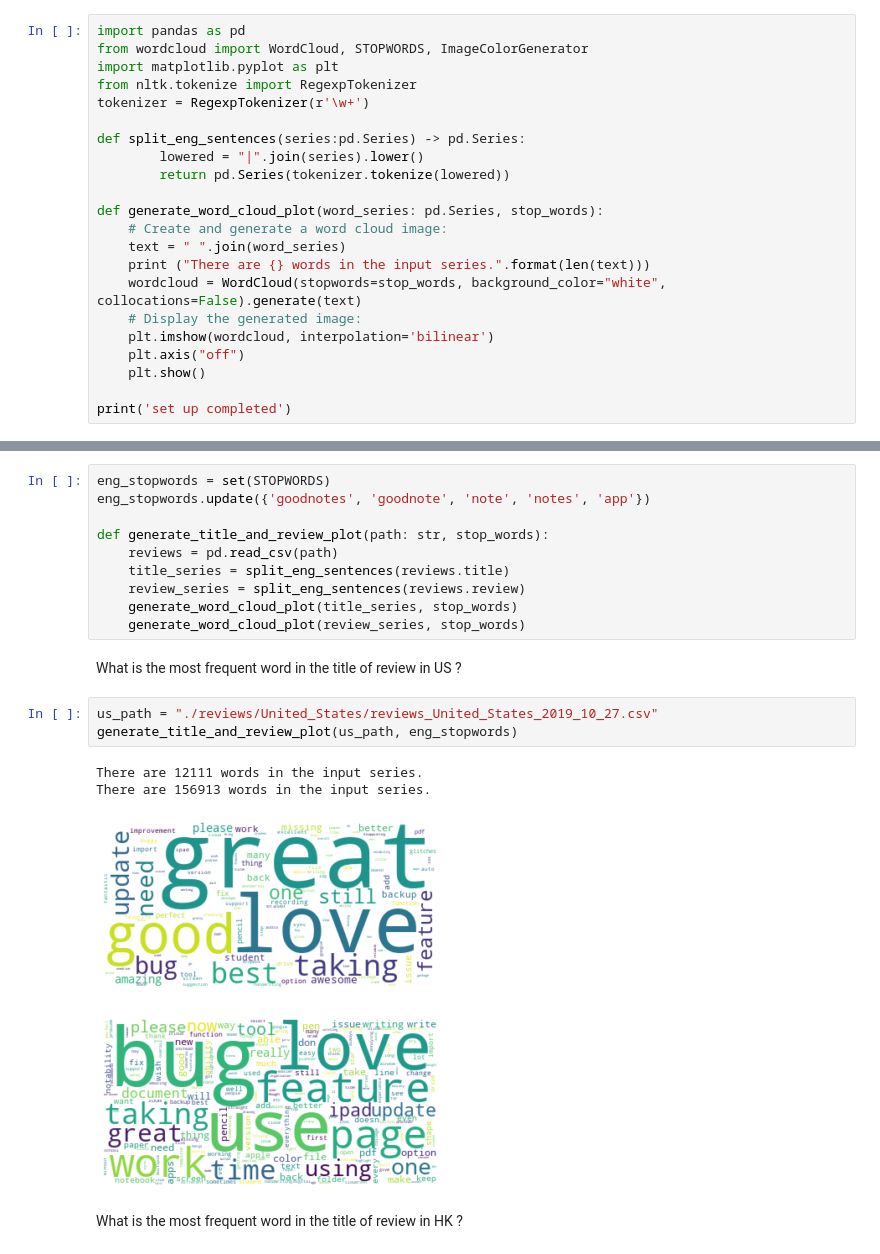
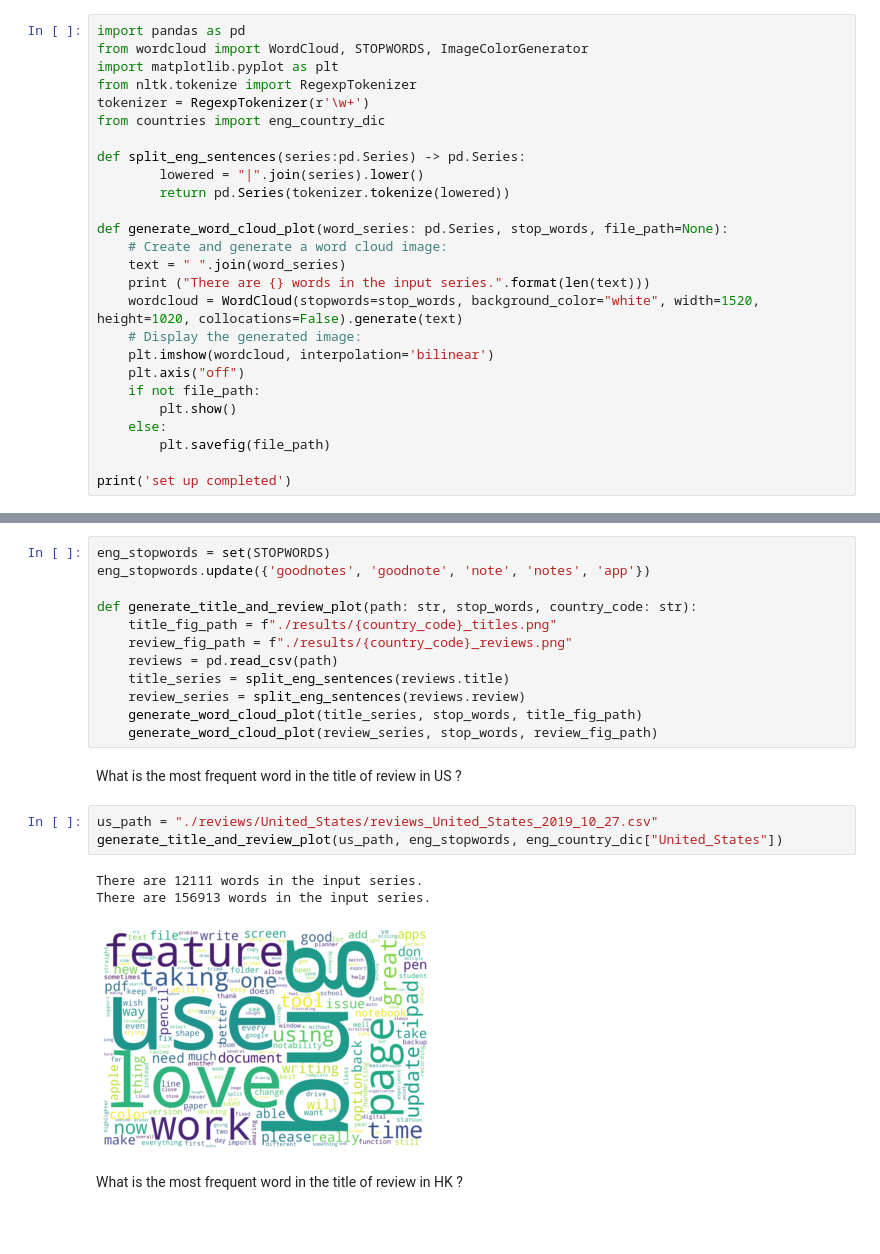
Before and after one commit to Ykid/presentation, a Jupyter notebook: analyse_en_review.ipynb, the cells around one changed output, grey strips where cells are left out. Saved outputs shown, nothing was run; the diff lists cells and outputs as text; blank space fills up the shorter version.

```diff
--- a/analyse_en_review.ipynb
+++ b/analyse_en_review.ipynb
@@ -4,20 +4,24 @@ from wordcloud import WordCloud, STOPWORDS, ImageColorGenerator
 import matplotlib.pyplot as plt
 from nltk.tokenize import RegexpTokenizer
 tokenizer = RegexpTokenizer(r'\w+')
+from countries import eng_country_dic
 
 def split_eng_sentences(series:pd.Series) -> pd.Series:
         lowered = "|".join(series).lower()
         return pd.Series(tokenizer.tokenize(lowered))
 
-def generate_word_cloud_plot(word_series: pd.Series, stop_words):
+def generate_word_cloud_plot(word_series: pd.Series, stop_words, file_path=None):
     # Create and generate a word cloud image:
     text = " ".join(word_series)
     print ("There are {} words in the input series.".format(len(text)))
-    wordcloud = WordCloud(stopwords=stop_words, background_color="white", collocations=False).generate(text)
+    wordcloud = WordCloud(stopwords=stop_words, background_color="white", width=1520, height=1020, collocations=False).generate(text)
     # Display the generated image:
     plt.imshow(wordcloud, interpolation='bilinear')
     plt.axis("off")
-    plt.show()
+    if not file_path:
+        plt.show()
+    else:
+        plt.savefig(file_path)
 
 print('set up completed')
 # %% [output]
@@ -28,22 +32,23 @@ set up stopwords, these are the words to be ignored
 eng_stopwords = set(STOPWORDS)
 eng_stopwords.update({'goodnotes', 'goodnote', 'note', 'notes', 'app'})
 
-def generate_title_and_review_plot(path: str, stop_words):
+def generate_title_and_review_plot(path: str, stop_words, country_code: str):
+    title_fig_path = f"./results/{country_code}_titles.png"
+    review_fig_path = f"./results/{country_code}_reviews.png"
     reviews = pd.read_csv(path)
     title_series = split_eng_sentences(reviews.title)
     review_series = split_eng_sentences(reviews.review)
-    generate_word_cloud_plot(title_series, stop_words)
-    generate_word_cloud_plot(review_series, stop_words)
+    generate_word_cloud_plot(title_series, stop_words, title_fig_path)
+    generate_word_cloud_plot(review_series, stop_words, review_fig_path)
 # %% [markdown]
 What is the most frequent word in the title of review in US ?
 # %%
 us_path = "./reviews/United_States/reviews_United_States_2019_10_27.csv"
-generate_title_and_review_plot(us_path, eng_stopwords)
+generate_title_and_review_plot(us_path, eng_stopwords, eng_country_dic["United_States"])
 # %% [output]
 There are 12111 words in the input series.
 There are 156913 words in the input series.
-[figure, old version]
+[figure, new version]
-[figure, removed]
 # %% [markdown]
 What is the most frequent word in the title of review in HK ?
 # %%
```
Also changed, not shown: parts of 5 cells of this notebook, 3 other files.
